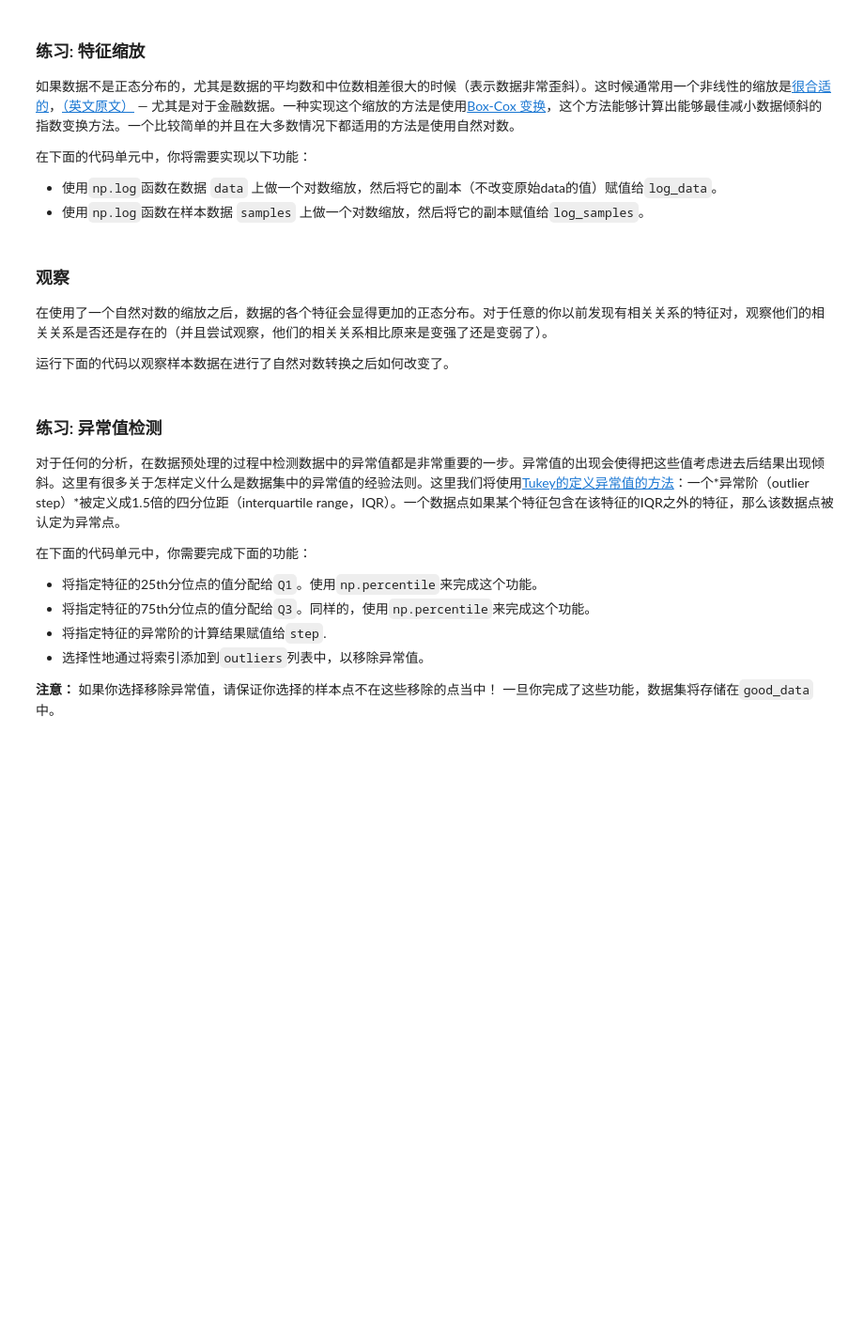
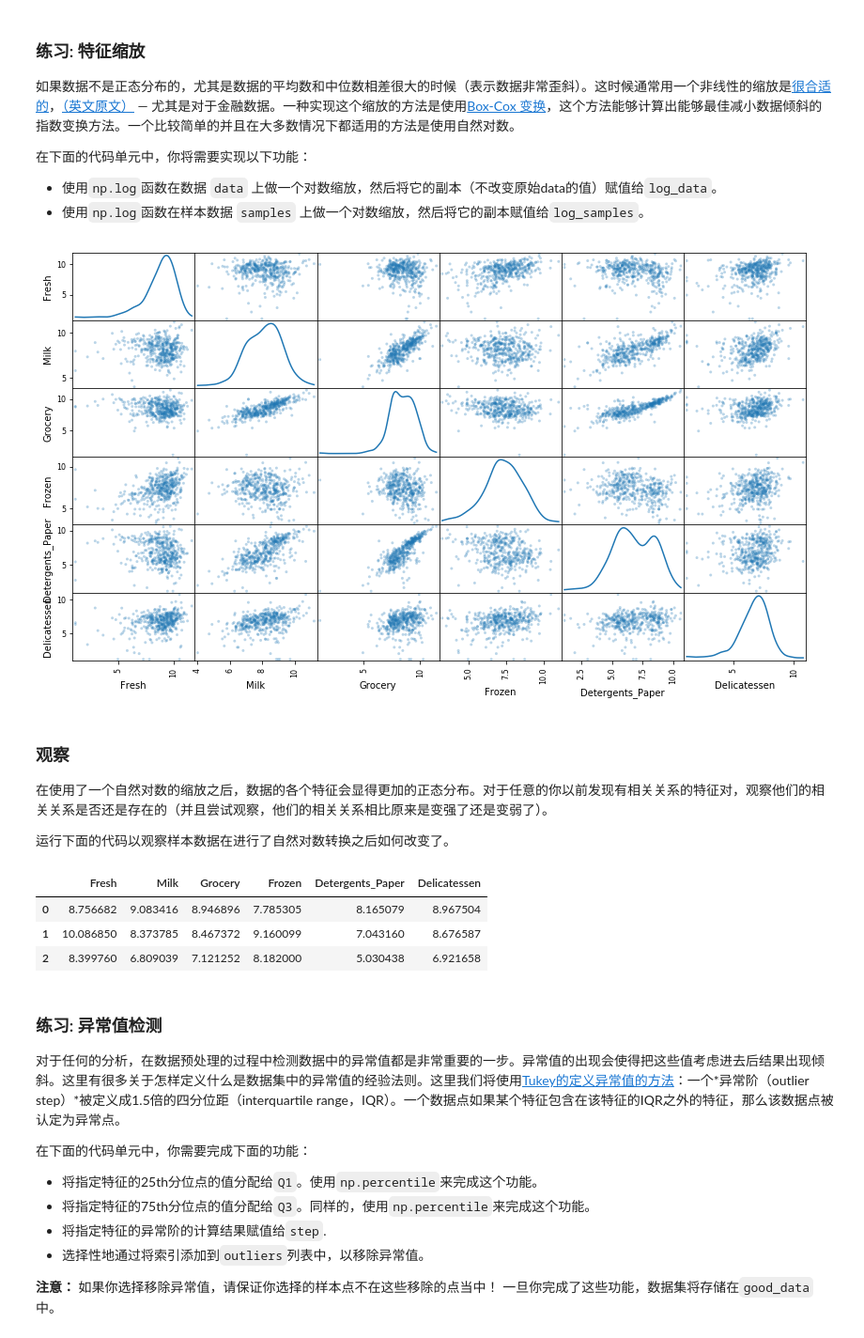
Before and after one commit to fancyChuan/creating_customer_segments, a Jupyter notebook: customer_segments.ipynb, the cells around one changed output. Shown at 94% size. Cells and saved outputs as stored; diff of their text form; code cells hidden in the pictures; blank space fills up the shorter version.

```diff
--- a/customer_segments.ipynb
+++ b/customer_segments.ipynb
@@ -161,13 +162,16 @@ Grocery与Detergents_Paper存在较强的相关性。这个结果验证我尝试
  - 使用`np.log`函数在样本数据 `samples` 上做一个对数缩放，然后将它的副本赋值给`log_samples`。
 # %%
 # TODO：使用自然对数缩放数据
-log_data = None
+from sklearn.preprocessing import FunctionTransformer
+log_data = pd.DataFrame(FunctionTransformer(np.log).fit_transform(data), columns=data.columns)
 
 # TODO：使用自然对数缩放样本数据
-log_samples = None
+log_samples = pd.DataFrame(FunctionTransformer(np.log).fit_transform(samples), columns=samples.columns)
 
 # 为每一对新产生的特征制作一个散射矩阵
 pd.plotting.scatter_matrix(log_data, alpha = 0.3, figsize = (14,8), diagonal = 'kde');
+# %% [output]
+[figure, added]
 # %% [markdown]
 ### 观察
 在使用了一个自然对数的缩放之后，数据的各个特征会显得更加的正态分布。对于任意的你以前发现有相关关系的特征对，观察他们的相关关系是否还是存在的（并且尝试观察，他们的相关关系相比原来是变强了还是变弱了）。
@@ -176,6 +180,11 @@ pd.plotting.scatter_matrix(log_data, alpha = 0.3, figsize = (14,8), diagonal = '
 # %%
 # 展示经过对数变换后的样本数据
 display(log_samples)
+# %% [output]
+|  | Fresh | Milk | Grocery | Frozen | Detergents_Paper | Delicatessen |
+| 0 | 8.756682 | 9.083416 | 8.946896 | 7.785305 | 8.165079 | 8.967504 |
+| 1 | 10.086850 | 8.373785 | 8.467372 | 9.160099 | 7.043160 | 8.676587 |
+| 2 | 8.399760 | 6.809039 | 7.121252 | 8.182000 | 5.030438 | 6.921658 |
 # %% [markdown]
 ### 练习: 异常值检测
 对于任何的分析，在数据预处理的过程中检测数据中的异常值都是非常重要的一步。异常值的出现会使得把这些值考虑进去后结果出现倾斜。这里有很多关于怎样定义什么是数据集中的异常值的经验法则。这里我们将使用[Tukey的定义异常值的方法](http://datapigtechnologies.com/blog/index.php/highlighting-outliers-in-your-data-with-the-tukey-method/)：一个*异常阶（outlier step）*被定义成1.5倍的四分位距（interquartile range，IQR）。一个数据点如果某个特征包含在该特征的IQR之外的特征，那么该数据点被认定为异常点。
```
Also changed, not shown: parts of 11 cells of this notebook.
